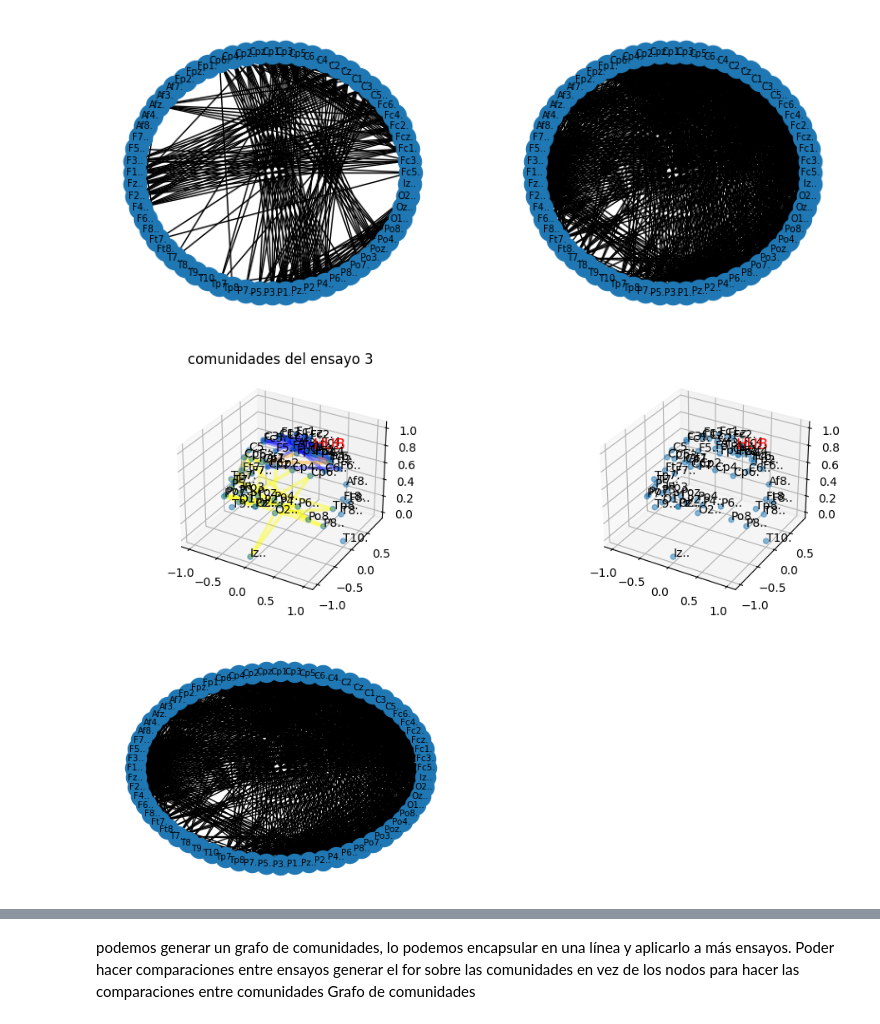
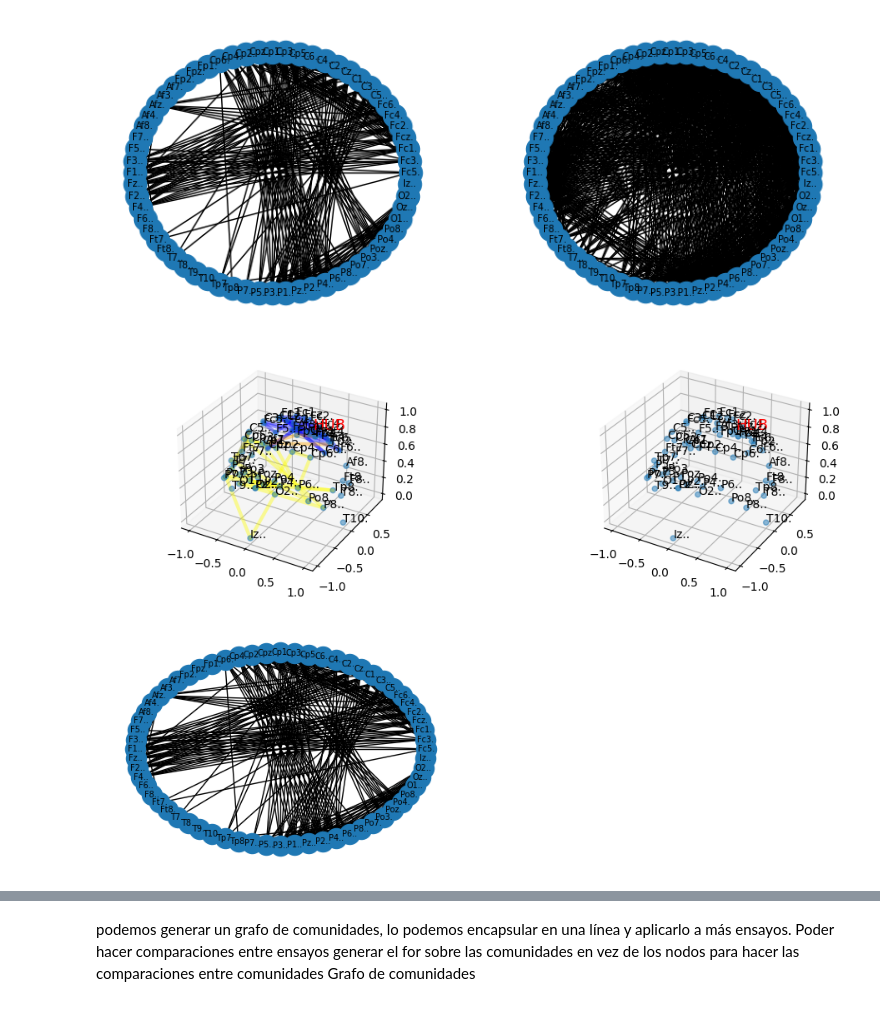
Before and after one commit to Fernando-JAL/Neurociencias-2026-1, a Jupyter notebook: S04_parciales/parcial 3_Mercedes .ipynb, the cells around one changed output, grey strips where cells are left out. Cells and saved outputs as stored; diff of their text form; code cells hidden in the pictures.

```diff
--- a/S04_parciales/parcial 3_Mercedes .ipynb
+++ b/S04_parciales/parcial 3_Mercedes .ipynb
@@ -172,5 +172,5 @@ Métricas de grafo
 Gráfico de comunidades con Hub
 # %%
 # Grafo 2D
-ensayo_grafo = nx.from_pandas_adjacency(resultado_df4)
+ensayo_grafo = nx.from_pandas_adjacency(resultado4_df4)
 nx.draw_circular(ensayo_grafo, with_labels=True, font_size=7)
@@ -255,16 +257,16 @@ ensayo_grafo = grafo2D(resultado4_df1, axes[1])
 # %%
 hub = betwenness_3[0]
 
 fig = plt.figure(figsize=(12, 8))
 axes = [fig.add_subplot(2, 2, 1, projection = "3d"),
        fig.add_subplot(2, 2, 2, projection = "3d"),
        fig.add_subplot(2,2,3)]
 
 grafo_comunidades(communities_3, hub, eeg_coords, axes[0])
 grafo_3d(hub, eeg_coords, axes[1])
-ensayo_grafo = grafo_2d(resultado3_df3, axes[2])
+ensayo_grafo = grafo2D(resultado3_df3, axes[2])
 # %% [output]
-[figure, old version]
+[figure, new version]
 # %%
 # encapsulación gráficos de comunidades
 
```
Also changed, not shown: parts of 15 cells of this notebook.
